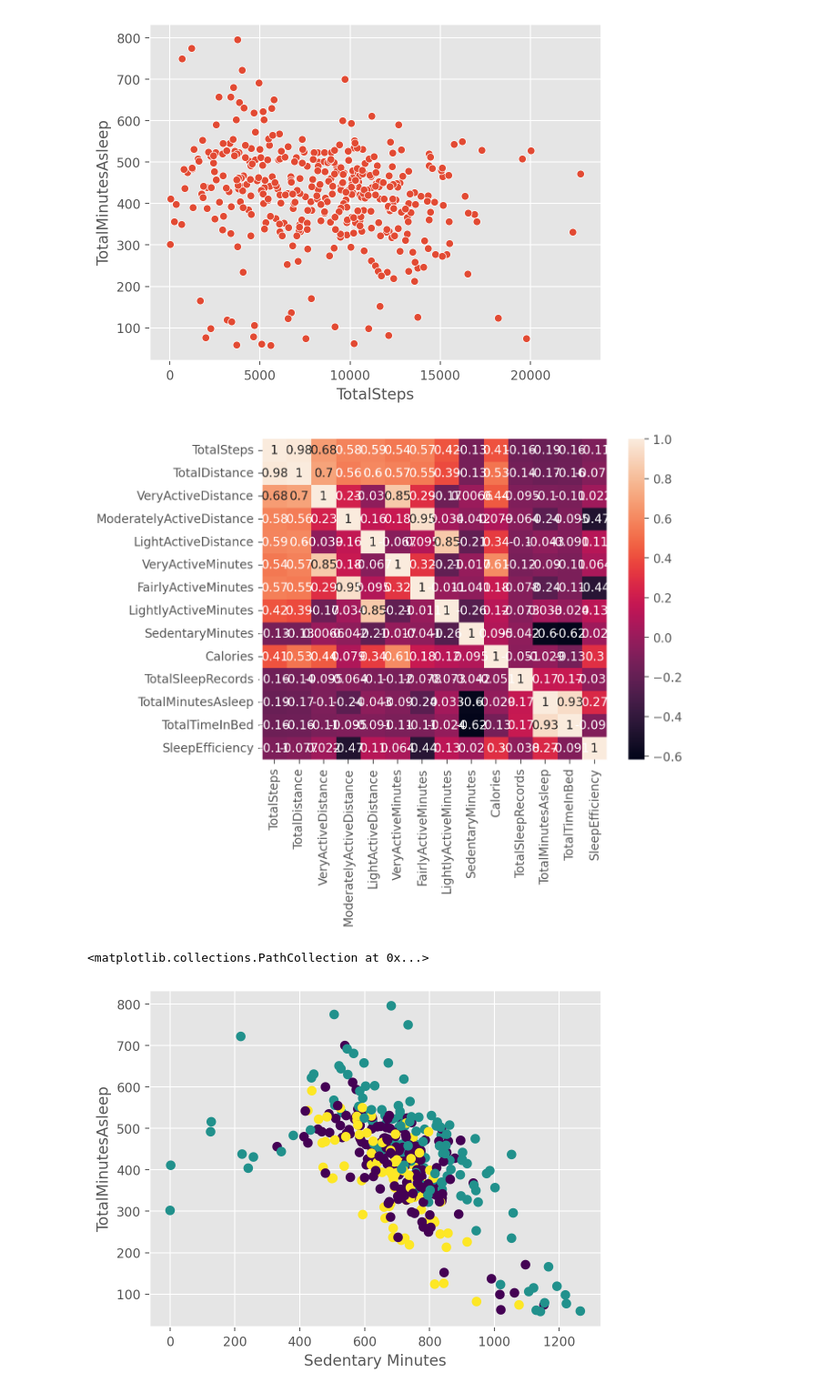
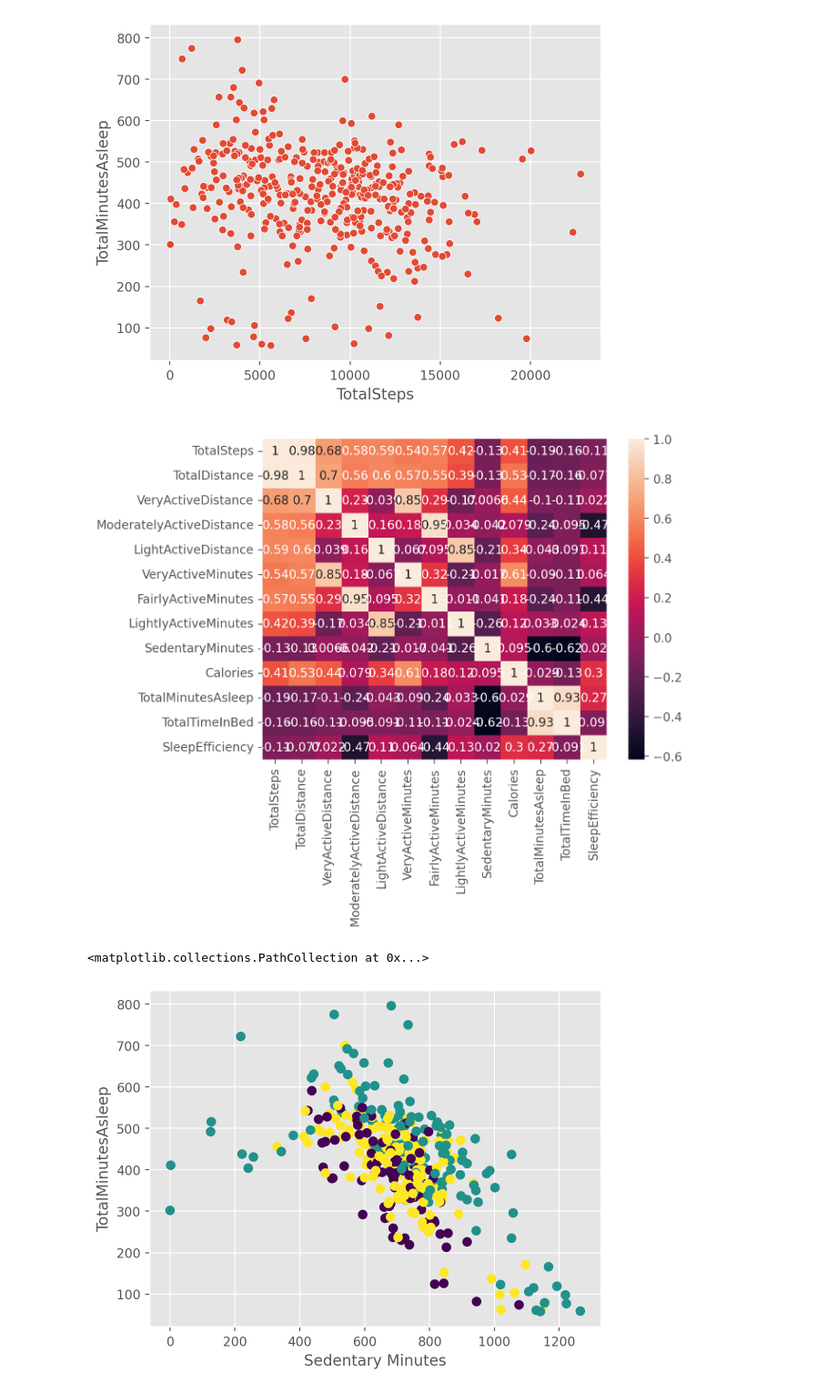
Before and after one commit to gordmo/DataScience-303, a Jupyter notebook: final_project/final_project.ipynb, the cells around one changed output. Shown: that part at 91% size. Cells and saved outputs as stored; diff of their text form; code cells hidden in the pictures.

```diff
--- a/final_project/final_project.ipynb
+++ b/final_project/final_project.ipynb
@@ -22,13 +22,10 @@ df_activity['ActivityDate'] = pd.to_datetime(df_activity['ActivityDate'])
 df_sleep['SleepDay'] = pd.to_datetime(df_sleep['SleepDay'])
 df_body_metrics['Date'] = pd.to_datetime(df_body_metrics['Date'])
 
-# Next, merge the activity and sleep dataframes on the 'Id' and date columns
 merged_df = pd.merge(df_activity, df_sleep,
-                     left_on=['Id', 'ActivityDate'],
-                     right_on=['Id', 'SleepDay'],
-                     how='outer')
-
-# Now, merge the resultant dataframe with the body metrics dataframe on the 'Id' and date columns
+                            left_on=['Id', 'ActivityDate'],
+                            right_on=['Id', 'SleepDay'],
+                            how='outer')
 final_df = pd.merge(merged_df, df_body_metrics,
                            left_on=['Id', 'ActivityDate'],
                            right_on=['Id', 'Date'],
@@ -56,12 +53,15 @@ print(final_df.head())
 final_df['TotalSteps'].mean()
 # 7652.188759278897
 
-final_df = final_df.drop(columns=['Id', 'ActivityDate', 'TrackerDistance','SedentaryActiveDistance', 'LoggedActivitiesDistance', 'LoggedActivitiesDistance', 'WeightKg', 'WeightPounds', 'BMI', 'Fat', 'IsManualReport', 'LogId'])
-# 'VeryActiveDistance', 'ModeratelyActiveDistance', 'LightActiveDistance'
+final_df = final_df.drop(columns=['Id', 'ActivityDate', 'TrackerDistance','SedentaryActiveDistance', 'LoggedActivitiesDistance',
+                                  'LoggedActivitiesDistance', 'WeightKg', 'WeightPounds', 'BMI', 'Fat', 'IsManualReport', 'LogId',
+                                  'TotalSleepRecords'])
+
 final_df['SleepEfficiency'] = final_df['TotalMinutesAsleep'] / final_df['TotalTimeInBed'] * 100
 final_df = final_df.dropna(subset=['SleepEfficiency'])
 final_df = final_df.dropna(subset=['TotalMinutesAsleep'])
 
+
 final_df.to_csv('final_dataset.csv', index=False)
 # %% [output]
            Id ActivityDate  TotalSteps  TotalDistance  TrackerDistance  \
@@ -104,24 +104,26 @@ plt.show()
 # %% [output]
 [figure]
 # %%
-# Correlation matrix to see relationships between features
+import pandas as pd
+import seaborn as sns
+
 correlation_matrix = final_df.corr()
 sns.heatmap(correlation_matrix, annot=True)
 plt.show()
 # %% [output]
-[figure, old version]
+[figure, new version]
 # %%
-# use kmeans clustering to see if there are any natural clusters in the data
 from sklearn.cluster import KMeans
 kmeans = KMeans(n_clusters=3)
 kmeans.fit(final_df)
-# float() argument must be a string or a real number, not 'Timestamp'
 
 y_kmeans = kmeans.predict(final_df)
 
 plt.xlabel('Sedentary Minutes')
 plt.ylabel('TotalMinutesAsleep')
-plt.scatter(final_df['SedentaryMinutes'], final_df['TotalMinutesAsleep'], c=y_kmeans, s=50, cmap='viridis')
+plt.scatter(final_df['SedentaryMinutes'],
+            final_df['TotalMinutesAsleep'],
+            c=y_kmeans, s=50, cmap='viridis')
 # %% [output]
 <matplotlib.collections.PathCollection at 0x...>
-[figure, old version]
+[figure, new version]
```
Also changed, not shown: parts of 4 cells of this notebook, 8 other files.
